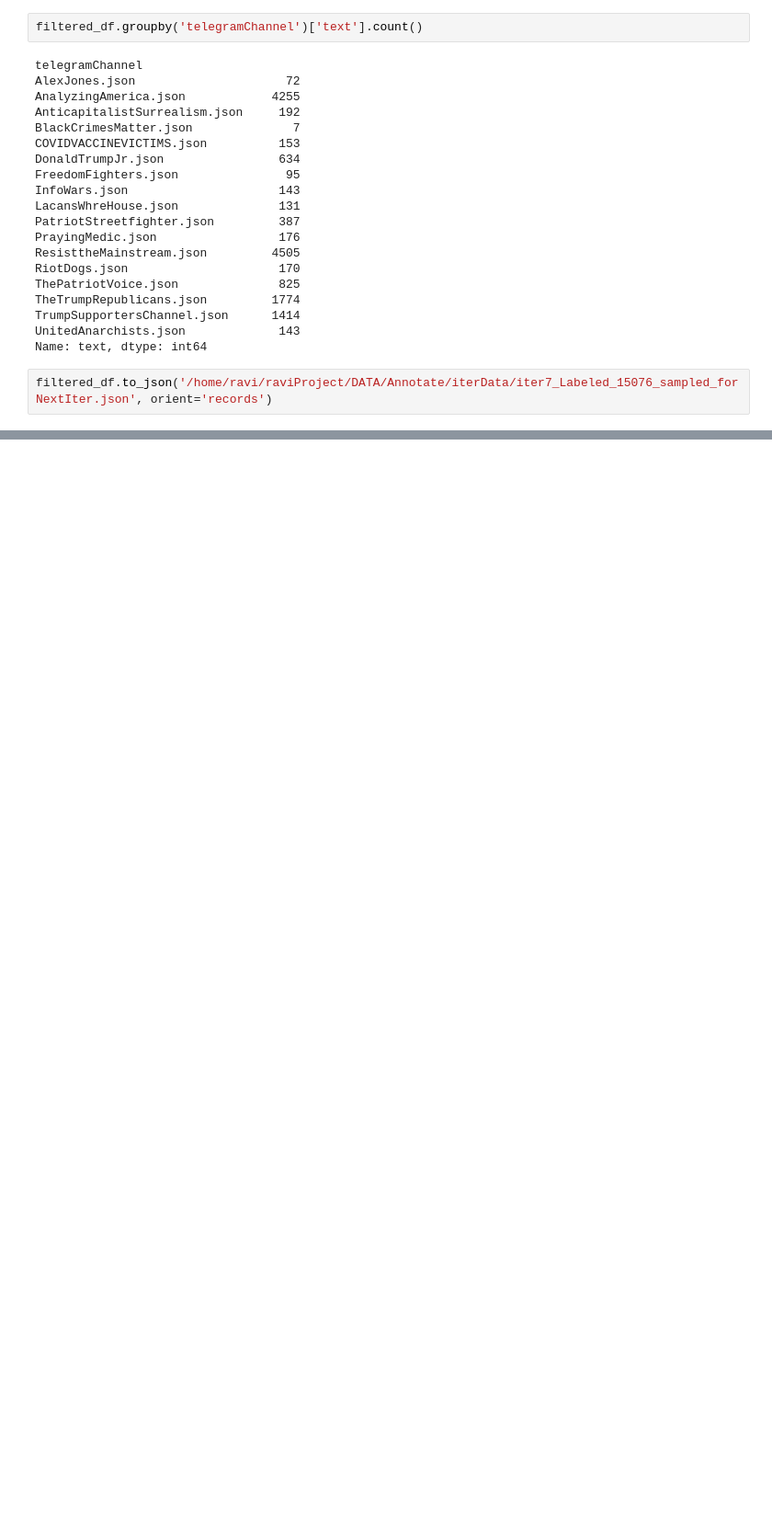
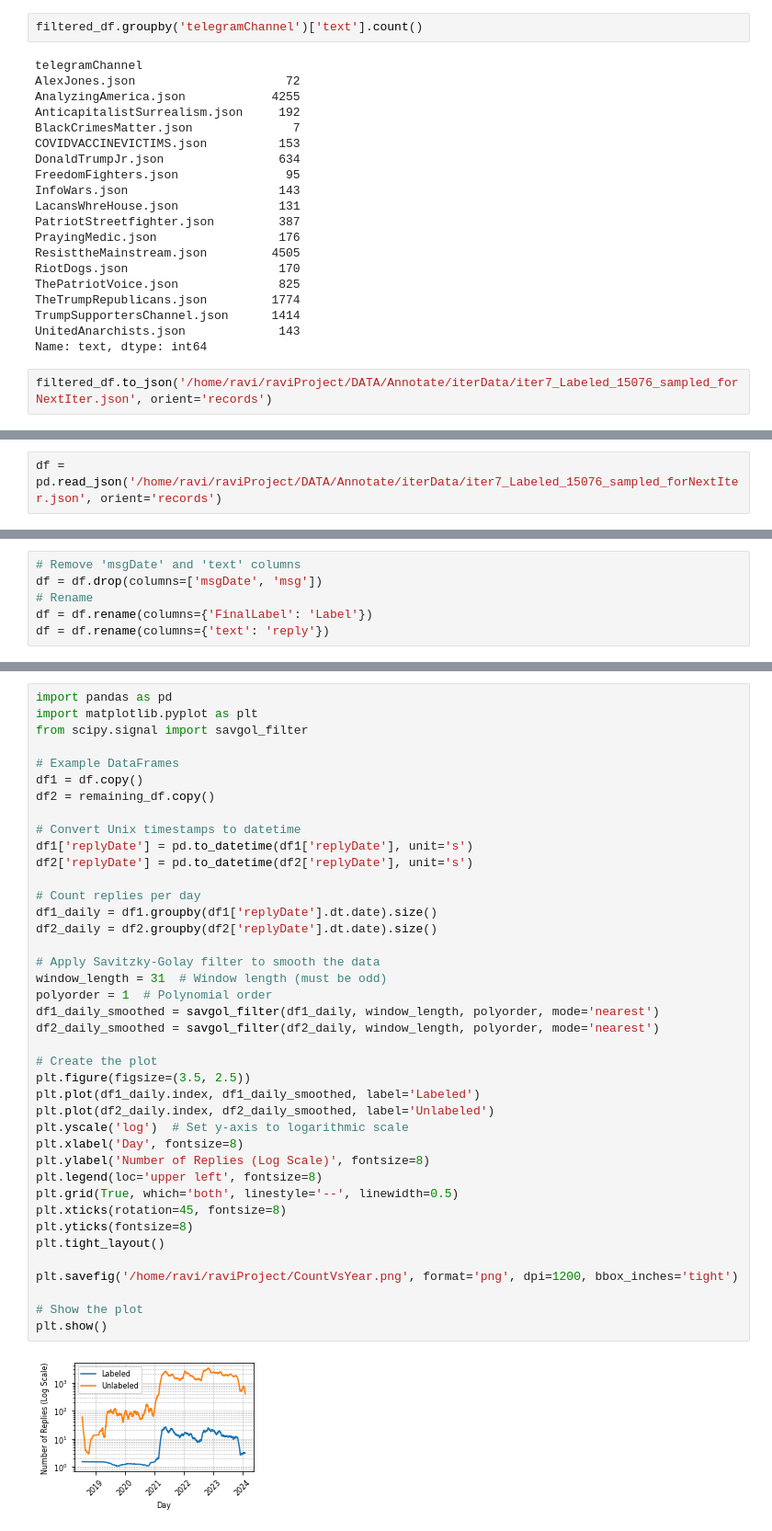
Before and after one commit to kamalravi/TelegramThreatLevel, a Jupyter notebook: annotate/For_Data_Paper.ipynb, the cells around one changed output, grey strips where cells are left out. Shown: that part at 92% size. Drawn from its saved outputs; the diff is of its cells as text; blank space fills up the shorter version.

Commit message:
for For_Data_Paper

```diff
--- a/annotate/For_Data_Paper.ipynb
+++ b/annotate/For_Data_Paper.ipynb
@@ -211,0 +261,2 @@ filtered_df.to_json('/home/ravi/raviProject/DATA/Annotate/iterData/iter7_Labeled
+# %%
+df = pd.read_json('/home/ravi/raviProject/DATA/Annotate/iterData/iter7_Labeled_15076_sampled_forNextIter.json', orient='records')
@@ -211,0 +272,6 @@ filtered_df.to_json('/home/ravi/raviProject/DATA/Annotate/iterData/iter7_Labeled
+# %%
+# Remove 'msgDate' and 'text' columns
+df = df.drop(columns=['msgDate', 'msg'])
+# Rename
+df = df.rename(columns={'FinalLabel': 'Label'})
+df = df.rename(columns={'text': 'reply'})
@@ -211,0 +291,42 @@ filtered_df.to_json('/home/ravi/raviProject/DATA/Annotate/iterData/iter7_Labeled
+# %%
+import pandas as pd
+import matplotlib.pyplot as plt
+from scipy.signal import savgol_filter
+
+# Example DataFrames
+df1 = df.copy()
+df2 = remaining_df.copy()
+
+# Convert Unix timestamps to datetime
+df1['replyDate'] = pd.to_datetime(df1['replyDate'], unit='s')
+df2['replyDate'] = pd.to_datetime(df2['replyDate'], unit='s')
+
+# Count replies per day
+df1_daily = df1.groupby(df1['replyDate'].dt.date).size()
+df2_daily = df2.groupby(df2['replyDate'].dt.date).size()
+
+# Apply Savitzky-Golay filter to smooth the data
+window_length = 31  # Window length (must be odd)
+polyorder = 1  # Polynomial order
+df1_daily_smoothed = savgol_filter(df1_daily, window_length, polyorder, mode='nearest')
+df2_daily_smoothed = savgol_filter(df2_daily, window_length, polyorder, mode='nearest')
+
+# Create the plot
+plt.figure(figsize=(3.5, 2.5))
+plt.plot(df1_daily.index, df1_daily_smoothed, label='Labeled')
+plt.plot(df2_daily.index, df2_daily_smoothed, label='Unlabeled')
+plt.yscale('log')  # Set y-axis to logarithmic scale
+plt.xlabel('Day', fontsize=8)
+plt.ylabel('Number of Replies (Log Scale)', fontsize=8)
+plt.legend(loc='upper left', fontsize=8)
+plt.grid(True, which='both', linestyle='--', linewidth=0.5)
+plt.xticks(rotation=45, fontsize=8)
+plt.yticks(fontsize=8)
+plt.tight_layout()
+
+plt.savefig('/home/ravi/raviProject/CountVsYear.png', format='png', dpi=1200, bbox_inches='tight')
+
+# Show the plot
+plt.show()
+# %% [output]
+[figure, added]
```
Also changed, not shown: parts of 15 cells of this notebook.
